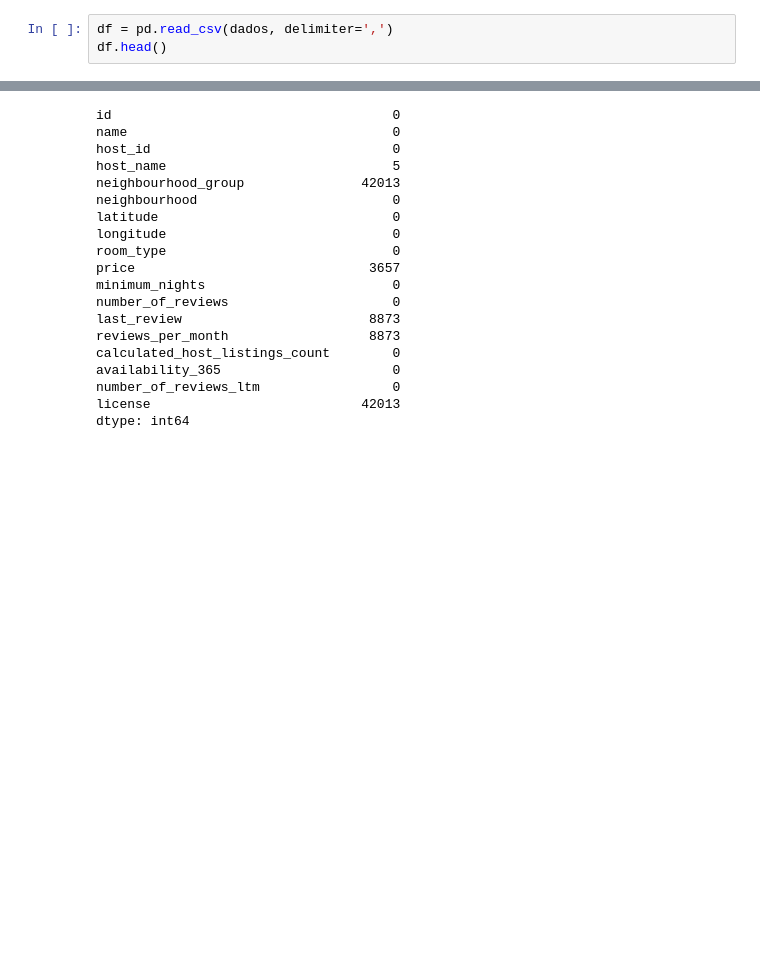
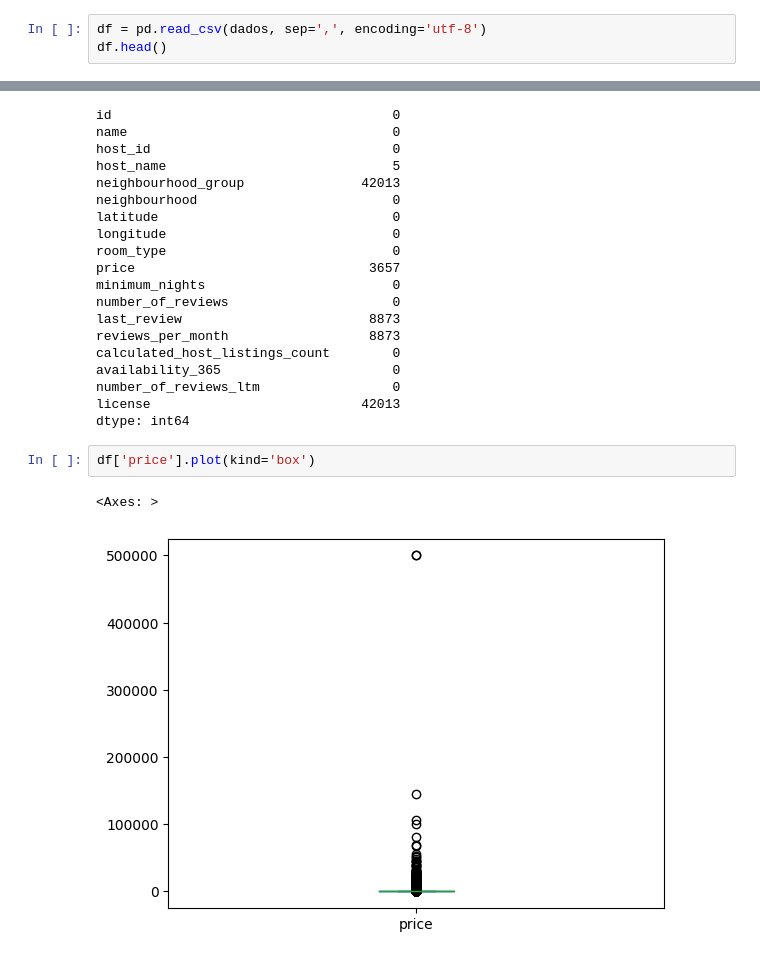
Before and after one commit to jailtonmonteiro/analise-airbnb, a Jupyter notebook: notebooks/1-limpeza-tratamento.ipynb, the cells around one changed output, grey strips where cells are left out. Saved outputs shown, nothing was run; the diff lists cells and outputs as text; blank space fills up the shorter version.

Commit message:
Explorando alguns dados.

```diff
--- a/notebooks/1-limpeza-tratamento.ipynb
+++ b/notebooks/1-limpeza-tratamento.ipynb
@@ -5,7 +6,7 @@ import pandas as pd
 # %%
 dados = '../data/raw/airbnb-rio.csv'
 # %%
-df = pd.read_csv(dados, delimiter=',')
+df = pd.read_csv(dados, sep=',', encoding='utf-8')
 df.head()
 # %% [output]
 |  | id | name | host_id | host_name | neighbourhood_group | neighbourhood | latitude | longitude | ... |
@@ -56,3 +57,8 @@ availability_365                      0
 number_of_reviews_ltm                 0
 license                           42013
 dtype: int64
+# %%
+df['price'].plot(kind='box')
+# %% [output]
+<Axes: >
+[figure, added]
```
Also changed, not shown: parts of 13 cells of this notebook.
